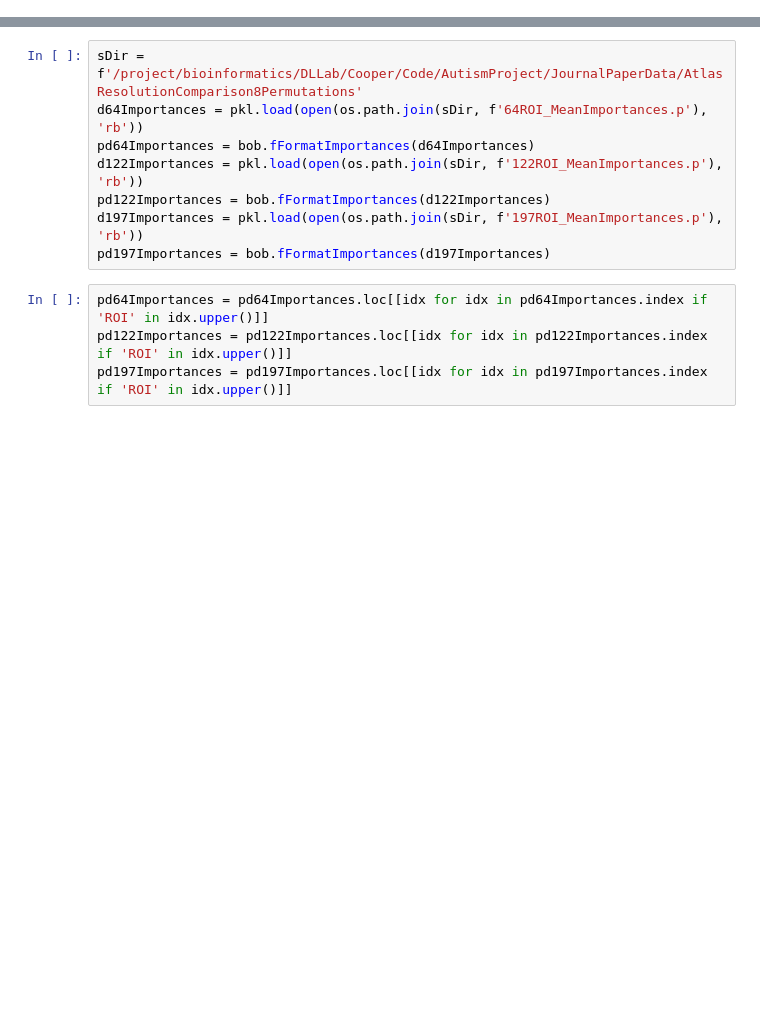
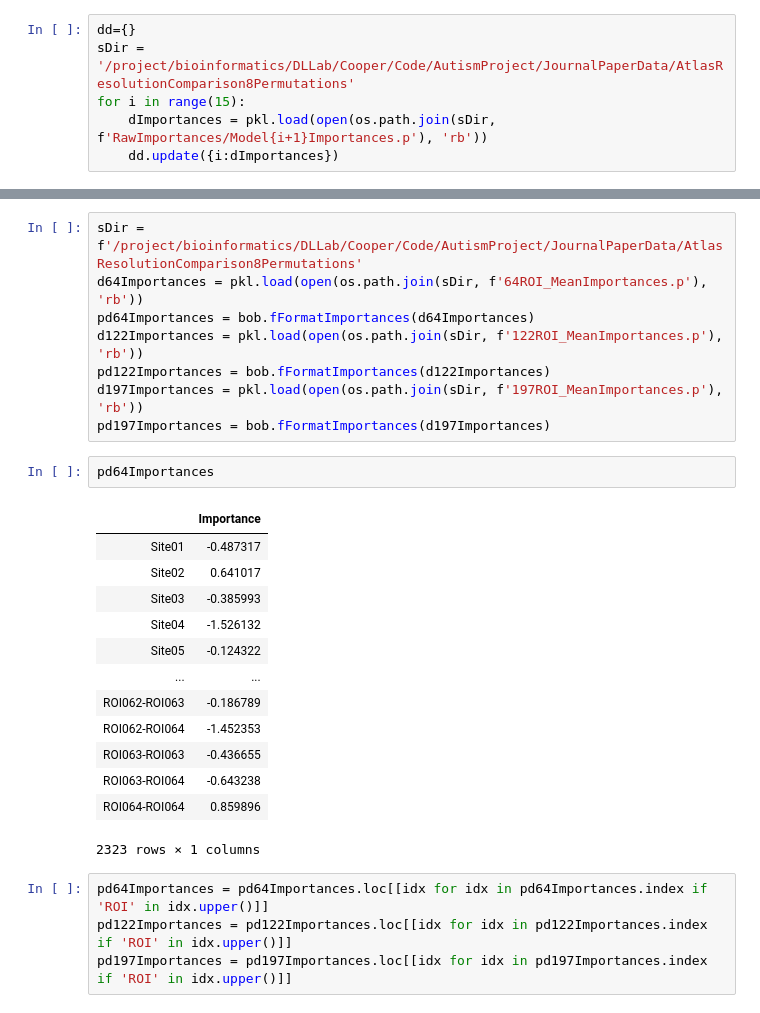
Before and after one commit to DeepLearningForPrecisionHealthLab/ConsistentASDCorrelates, a Jupyter notebook: Parallelization/BiomarkersOnBrains.ipynb, the cells around one changed output, grey strips where cells are left out. Saved outputs shown, nothing was run; the diff lists cells and outputs as text; blank space fills up the shorter version.

Commit message:
last bit of paper edits

```diff
--- a/Parallelization/BiomarkersOnBrains.ipynb
+++ b/Parallelization/BiomarkersOnBrains.ipynb
@@ -94,0 +100,6 @@ iLin=6 # for 197 ROIs
+# %%
+dd={}
+sDir = '/project/bioinformatics/DLLab/Cooper/Code/AutismProject/JournalPaperData/AtlasResolutionComparison8Permutations'
+for i in range(15):
+    dImportances = pkl.load(open(os.path.join(sDir, f'RawImportances/Model{i+1}Importances.p'), 'rb'))
+    dd.update({i:dImportances})
@@ -100,6 +131,22 @@ d122Importances = pkl.load(open(os.path.join(sDir, f'122ROI_MeanImportances.p'),
 pd122Importances = bob.fFormatImportances(d122Importances)
 d197Importances = pkl.load(open(os.path.join(sDir, f'197ROI_MeanImportances.p'), 'rb'))
 pd197Importances = bob.fFormatImportances(d197Importances)
+# %%
+pd64Importances
+# %% [output]
+|  | Importance |
+| Site01 | -0.487317 |
+| Site02 | 0.641017 |
+| Site03 | -0.385993 |
+| Site04 | -1.526132 |
+| Site05 | -0.124322 |
+| ... | ... |
+| ROI062-ROI063 | -0.186789 |
+| ROI062-ROI064 | -1.452353 |
+| ROI063-ROI063 | -0.436655 |
+| ROI063-ROI064 | -0.643238 |
+| ROI064-ROI064 | 0.859896 |
+2323 rows × 1 columns
 # %%
 pd64Importances = pd64Importances.loc[[idx for idx in pd64Importances.index if 'ROI' in idx.upper()]]
 pd122Importances = pd122Importances.loc[[idx for idx in pd122Importances.index if 'ROI' in idx.upper()]]
```
Also changed, not shown: parts of 13 cells of this notebook, 11 other files.
